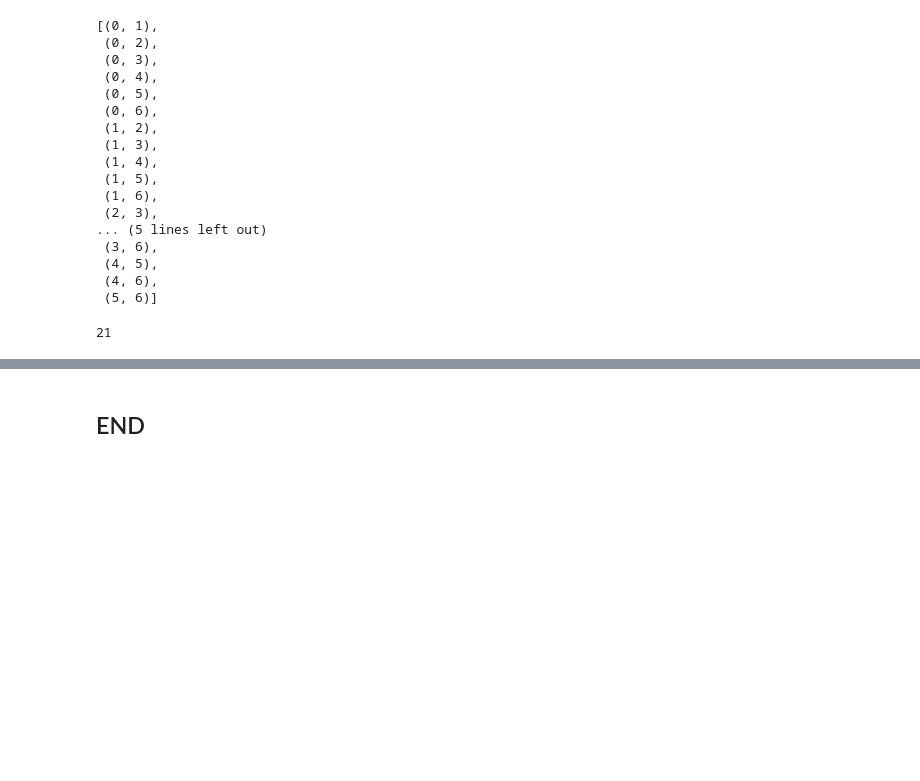
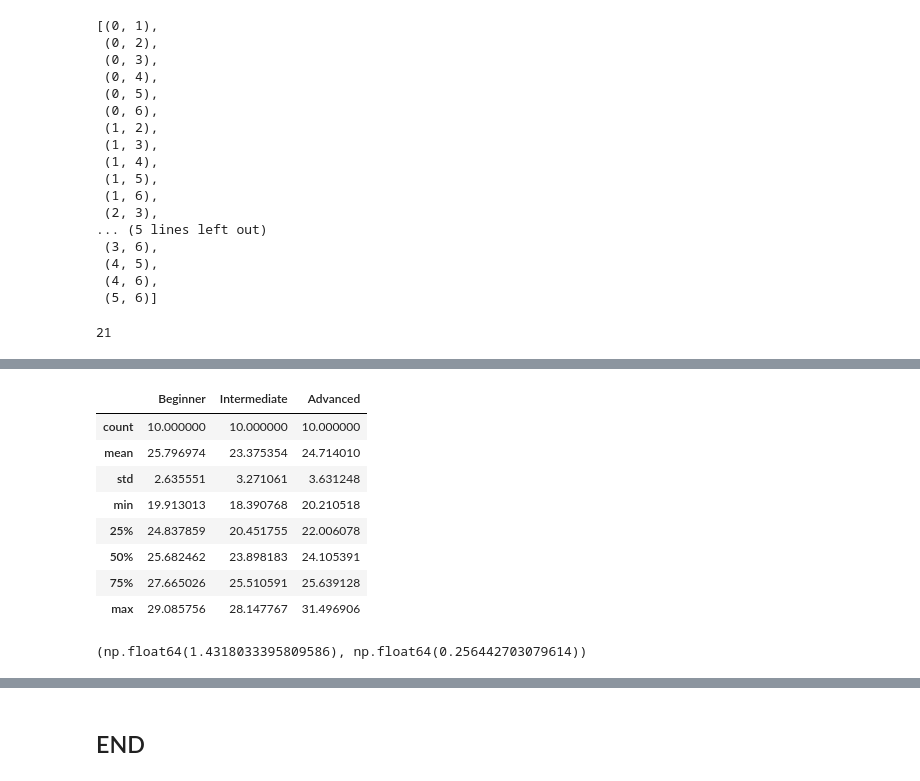
Before and after one commit to GraceMarySmyth/applied-statistics-assessment, a Jupyter notebook: problems.ipynb, the cells around one changed output, grey strips where cells are left out. Cells and saved outputs as stored; diff of their text form; code cells hidden in the pictures; blank space fills up the shorter version.

Commit message:
turky V's Anova and updated readme

```diff
--- a/problems.ipynb
+++ b/problems.ipynb
@@ -1607,0 +1639,22 @@ no_rejection
+# %%
+# Describe
+df.describe()
+# %% [output]
+|  | Beginner | Intermediate | Advanced |
+| count | 10.000000 | 10.000000 | 10.000000 |
+| mean | 25.796974 | 23.375354 | 24.714010 |
+| std | 2.635551 | 3.271061 | 3.631248 |
+| min | 19.913013 | 18.390768 | 20.210518 |
+| 25% | 24.837859 | 20.451755 | 22.006078 |
+| 50% | 25.682462 | 23.898183 | 24.105391 |
+| 75% | 27.665026 | 25.510591 | 25.639128 |
+| max | 29.085756 | 28.147767 | 31.496906 |
+# %%
+# Perforn ANOVA
+# https://docs.scipy.org/doc/scipy/reference/generated/scipy.stats.f_oneway.html
+f_statistic, p_value = stats.f_oneway(df['Beginner'], df['Intermediate'], df['Advanced'])
+
+# Show
+f_statistic, p_value
+# %% [output]
+(np.float64(1.4318033395809586), np.float64(0.256442703079614))
```
Also changed, not shown: parts of 51 cells of this notebook, 1 other file.
